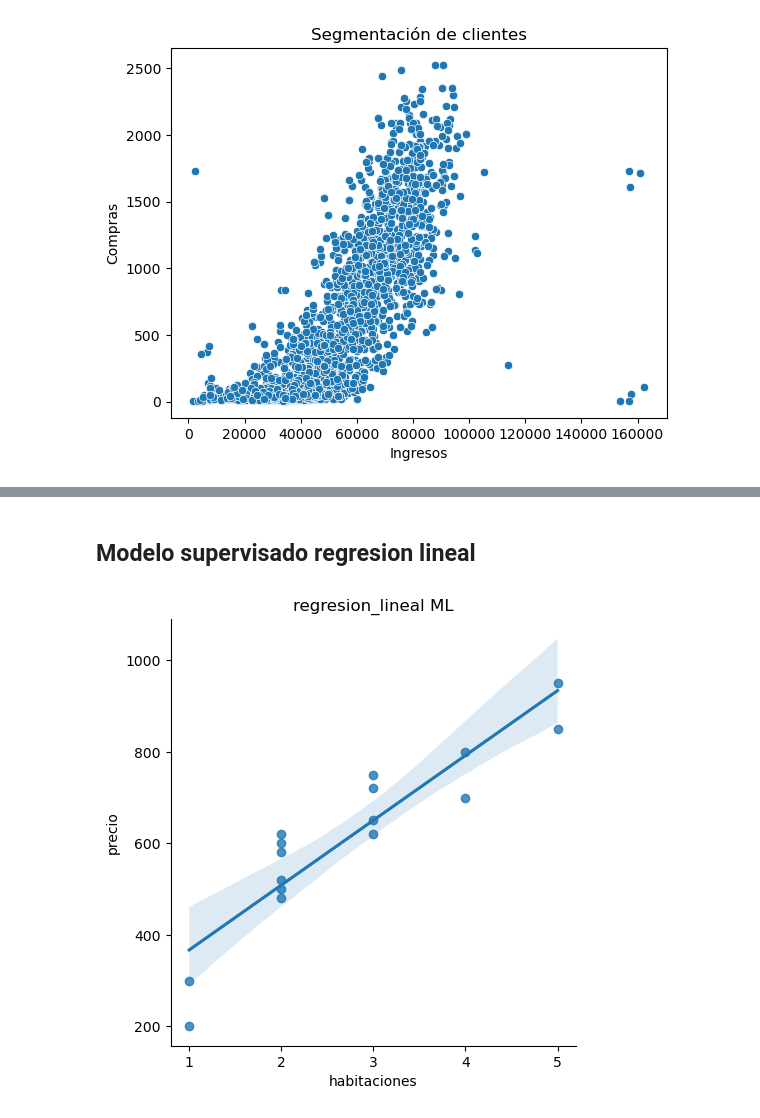
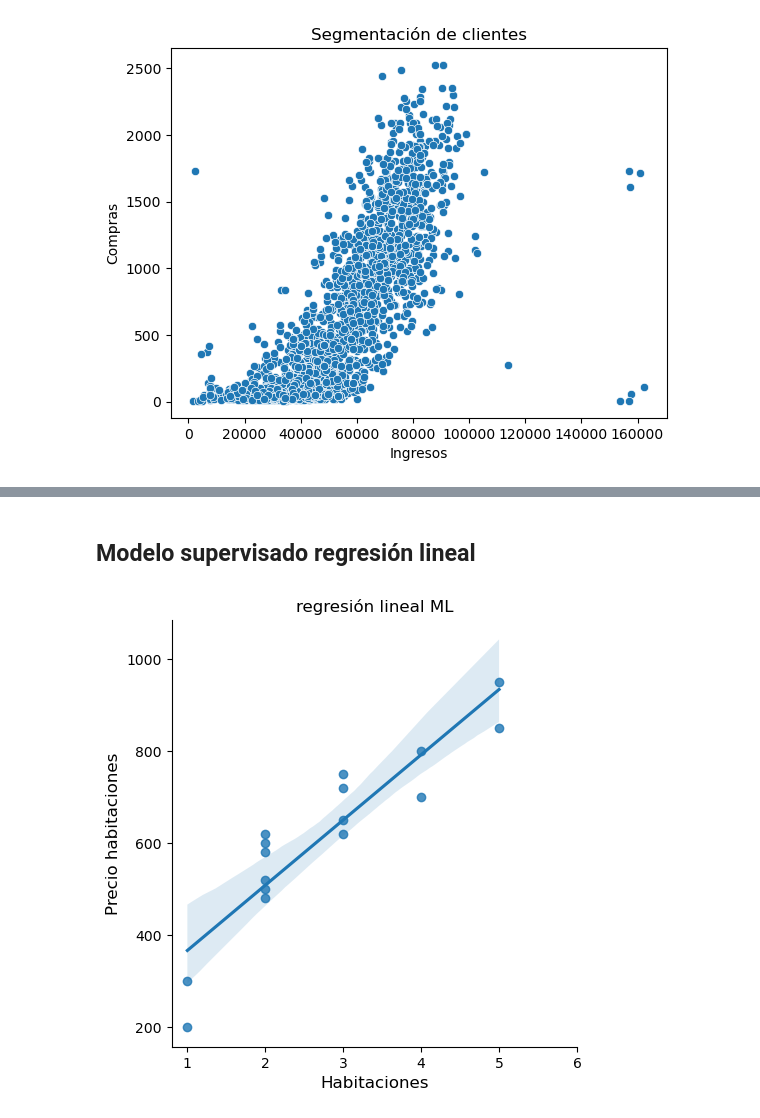
Before and after one commit to giraljv/investigacion_bi, a Jupyter notebook: notebooks/0-1_clustering.ipynb, the cells around one changed output, grey strips where cells are left out. Saved outputs shown, nothing was run; the diff lists cells and outputs as text; code cells hidden in the pictures.

Commit message:
figures

```diff
--- a/notebooks/0-1_clustering.ipynb
+++ b/notebooks/0-1_clustering.ipynb
@@ -85,14 +101,16 @@ print(x)
+# %% [markdown]
+## Modelo supervisado regresión lineal
 # %%
 rl = pd.DataFrame({
     "habitaciones":[2,3,2,3,4,2,1,5,2,3,2,3,4,2,1,5],
     "precio":[600,750,580,720,800,620,300,950,500,650,480,620,700,520,200,850]
 })
-# %% [markdown]
-## Modelo supervisado regresion lineal
 # %%
 sns.lmplot(data=rl,x="habitaciones",y="precio")
-plt.xticks([1,2,3,4,5])
-plt.title('regresion_lineal ML')
+plt.xticks([1,2,3,4,5,6])
+plt.title('regresión lineal ML',fontsize=12)
+plt.xlabel("Habitaciones",fontsize=12)
+plt.ylabel("Precio habitaciones",fontsize=12)
 plt.show()
 # %% [output]
-[figure, old version]
+[figure, new version]
```
Also changed, not shown: parts of 6 cells of this notebook.
